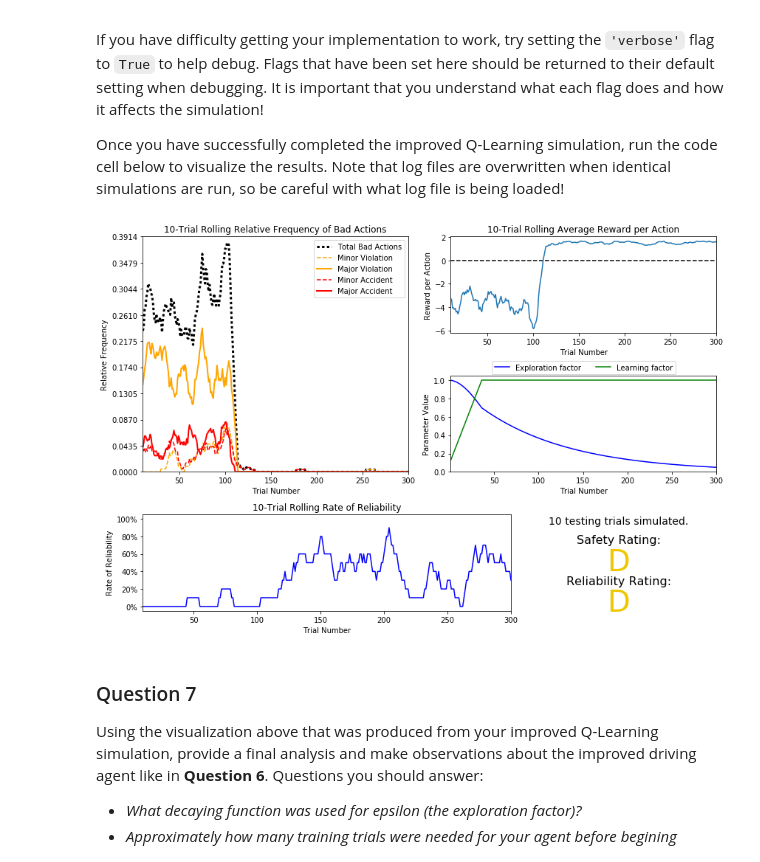
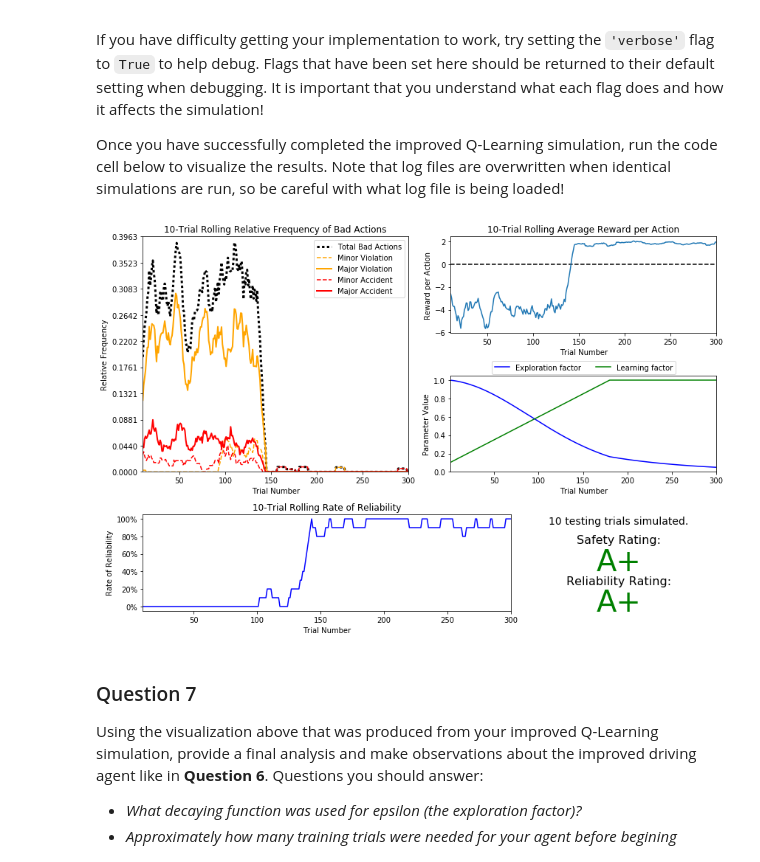
Before and after one commit to AnDaoLe/Junk, a Jupyter notebook: smartcab-new/smartcab.ipynb, the cells around one changed output. Saved outputs shown, nothing was run; the diff lists cells and outputs as text; code cells hidden in the pictures.

```diff
--- a/smartcab-new/smartcab.ipynb
+++ b/smartcab-new/smartcab.ipynb
@@ -226,9 +226,9 @@ If you have difficulty getting your implementation to work, try setting the `'ve
 Once you have successfully completed the improved Q-Learning simulation, run the code cell below to visualize the results. Note that log files are overwritten when identical simulations are run, so be careful with what log file is being loaded!
 # %%
 # Load the 'sim_improved-learning' file from the improved Q-Learning simulation
-vs.plot_trials('sim_improved-learning.csv')
+vs.plot_trials('sim_default-learning.csv')
 # %% [output]
-[figure, old version]
+[figure, new version]
 # %% [markdown]
 ### Question 7
 Using the visualization above that was produced from your improved Q-Learning simulation, provide a final analysis and make observations about the improved driving agent like in **Question 6**. Questions you should answer:
```
Also changed, not shown: parts of 1 cell of this notebook, 11 other files.
